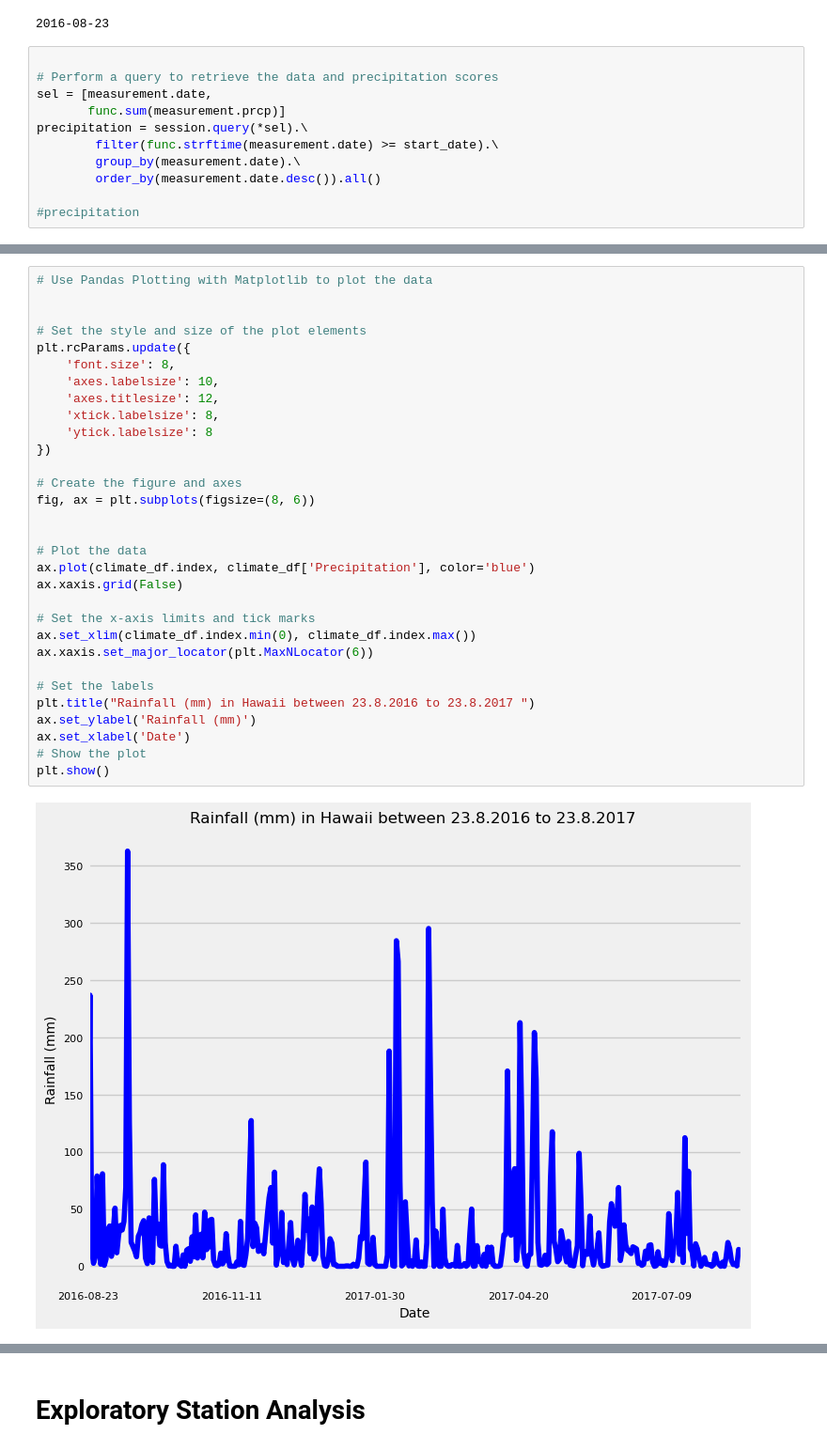
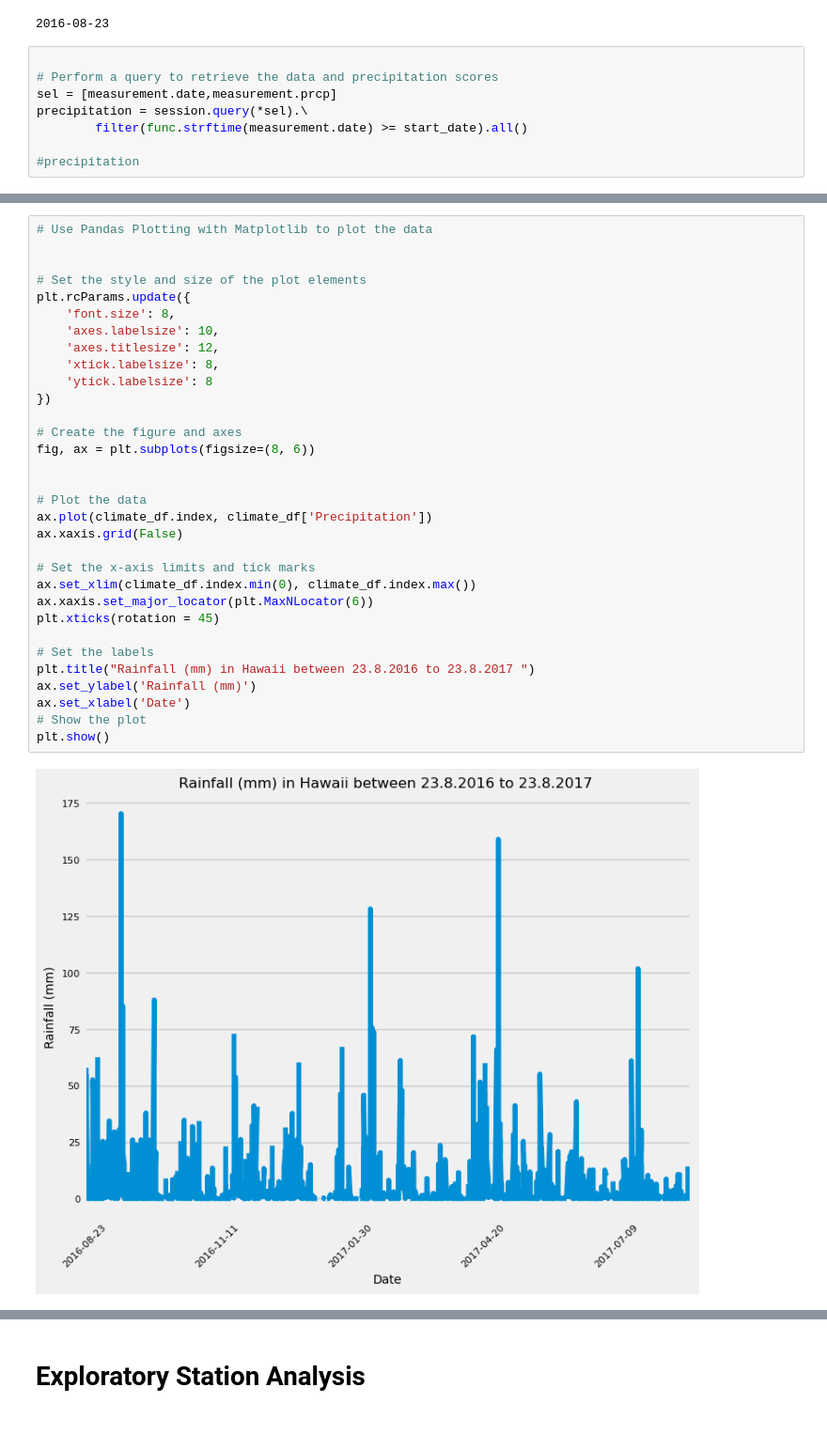
Before and after one commit to RicT1969/sqlalchemy-challenge, a Jupyter notebook: climate.ipynb, the cells around one changed output, grey strips where cells are left out. Shown: that part at 94% size. Drawn from its saved outputs; the diff is of its cells as text.

```diff
--- a/climate.ipynb
+++ b/climate.ipynb
@@ -79,12 +79,9 @@ print(start_date)
 # %%
 
 # Perform a query to retrieve the data and precipitation scores
-sel = [measurement.date,
-       func.sum(measurement.prcp)]
+sel = [measurement.date,measurement.prcp]
 precipitation = session.query(*sel).\
-        filter(func.strftime(measurement.date) >= start_date).\
-        group_by(measurement.date).\
-        order_by(measurement.date.desc()).all()
+        filter(func.strftime(measurement.date) >= start_date).all()
 
 #precipitation
 # %%
@@ -107,35 +96,36 @@ climate_df.head()
 # Use Pandas Plotting with Matplotlib to plot the data
 
 
 # Set the style and size of the plot elements
 plt.rcParams.update({
     'font.size': 8,
     'axes.labelsize': 10,
     'axes.titlesize': 12,
     'xtick.labelsize': 8,
     'ytick.labelsize': 8
 })
 
 # Create the figure and axes
 fig, ax = plt.subplots(figsize=(8, 6))
 
 
 # Plot the data
-ax.plot(climate_df.index, climate_df['Precipitation'], color='blue')
+ax.plot(climate_df.index, climate_df['Precipitation'])
 ax.xaxis.grid(False)
 
 # Set the x-axis limits and tick marks
 ax.set_xlim(climate_df.index.min(0), climate_df.index.max())
 ax.xaxis.set_major_locator(plt.MaxNLocator(6))
+plt.xticks(rotation = 45)
 
 # Set the labels
 plt.title("Rainfall (mm) in Hawaii between 23.8.2016 to 23.8.2017 ")
 ax.set_ylabel('Rainfall (mm)')
 ax.set_xlabel('Date')
 # Show the plot
 plt.show()
 # %% [output]
-[figure, old version]
+[figure, new version]
 # %%
 # Use Pandas to calculate the summary statistics for the precipitation data
 climate_df.describe()
```
Also changed, not shown: parts of 3 cells of this notebook, 2 other files.
